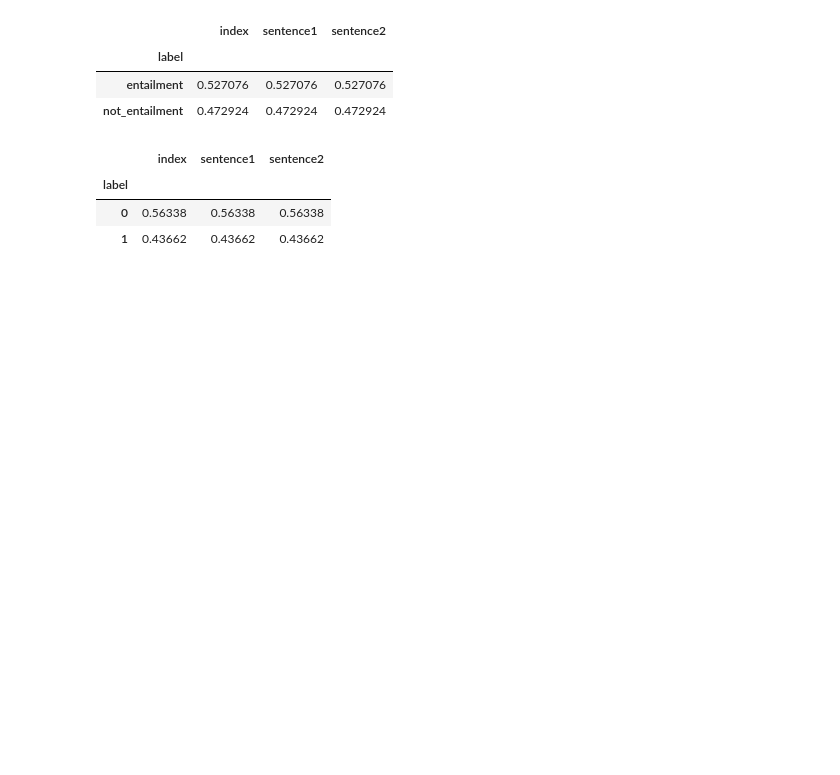
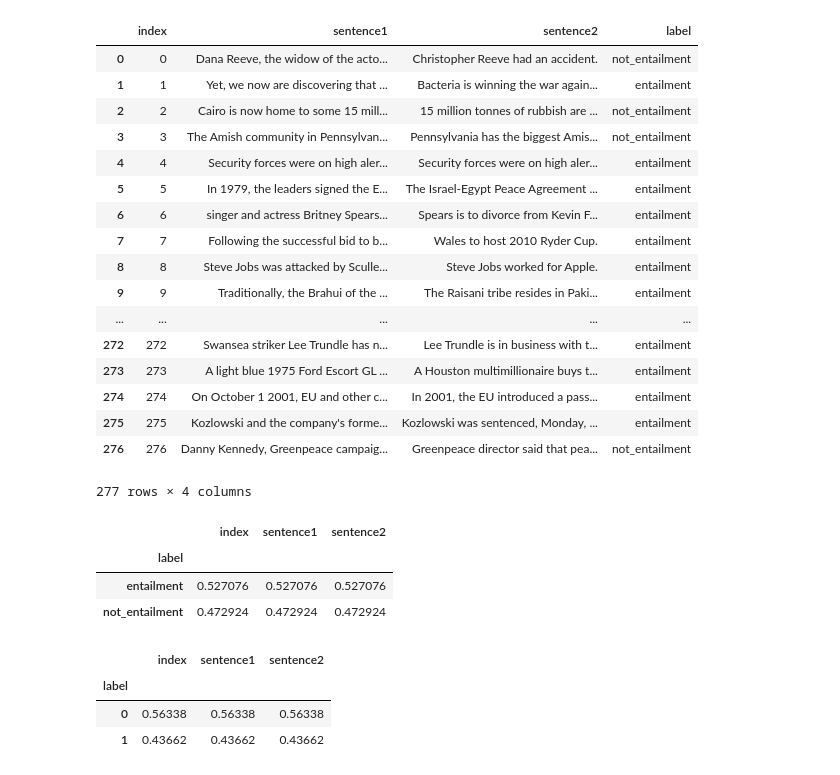
Before and after one commit to anshuman1811/BERT-adversarial-attacks, a Jupyter notebook: GLUE_explore.ipynb, the cells around one changed output. Drawn from its saved outputs; the diff is of its cells as text; code cells hidden in the pictures; blank space fills up the shorter version.

```diff
--- a/GLUE_explore.ipynb
+++ b/GLUE_explore.ipynb
@@ -30,7 +30,26 @@ mnli_mm.groupby('gold_label').count()/len(mnli_mm)
 | neutral | 0.318247 | 0.318247 | 0.318247 | 0.318247 | 0.318247 | 0.318247 | 0.318247 | ... |
 # %%
 rte = pd.read_csv(os.path.join(data_dir, 'RTE/dev.tsv' ), delimiter='\t')
-# rte
+rte
+# %% [output]
+|  | index | sentence1 | sentence2 | label |
+| 0 | 0 | Dana Reeve, the widow of the acto... | Christopher Reeve had an accident. | not_entailment |
+| 1 | 1 | Yet, we now are discovering that ... | Bacteria is winning the war again... | entailment |
+| 2 | 2 | Cairo is now home to some 15 mill... | 15 million tonnes of rubbish are ... | not_entailment |
+| 3 | 3 | The Amish community in Pennsylvan... | Pennsylvania has the biggest Amis... | not_entailment |
+| 4 | 4 | Security forces were on high aler... | Security forces were on high aler... | entailment |
+| 5 | 5 | In 1979, the leaders signed the E... | The Israel-Egypt Peace Agreement ... | entailment |
+| 6 | 6 | singer and actress Britney Spears... | Spears is to divorce from Kevin F... | entailment |
+| 7 | 7 | Following the successful bid to b... | Wales to host 2010 Ryder Cup. | entailment |
+| 8 | 8 | Steve Jobs was attacked by Sculle... | Steve Jobs worked for Apple. | entailment |
+| 9 | 9 | Traditionally, the Brahui of the ... | The Raisani tribe resides in Paki... | entailment |
+| ... | ... | ... | ... | ... |
+| 272 | 272 | Swansea striker Lee Trundle has n... | Lee Trundle is in business with t... | entailment |
+| 273 | 273 | A light blue 1975 Ford Escort GL ... | A Houston multimillionaire buys t... | entailment |
+| 274 | 274 | On October 1 2001, EU and other c... | In 2001, the EU introduced a pass... | entailment |
+| 275 | 275 | Kozlowski and the company's forme... | Kozlowski was sentenced, Monday, ... | entailment |
+| 276 | 276 | Danny Kennedy, Greenpeace campaig... | Greenpeace director said that pea... | not_entailment |
+277 rows × 4 columns
 # %%
 rte.groupby('label').count()/len(rte)
 # %% [output]
```
Also changed, not shown: 1 other file.
